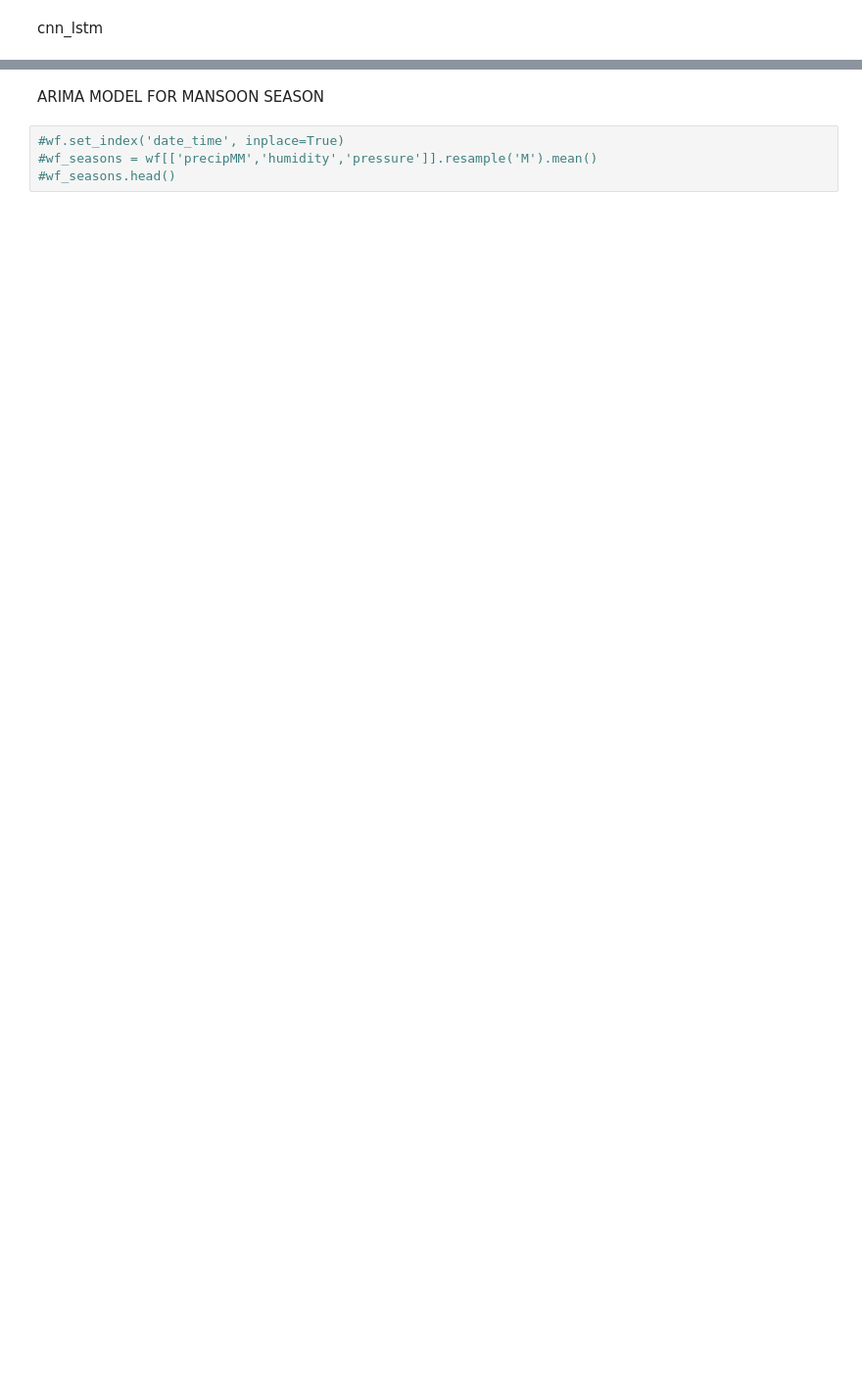
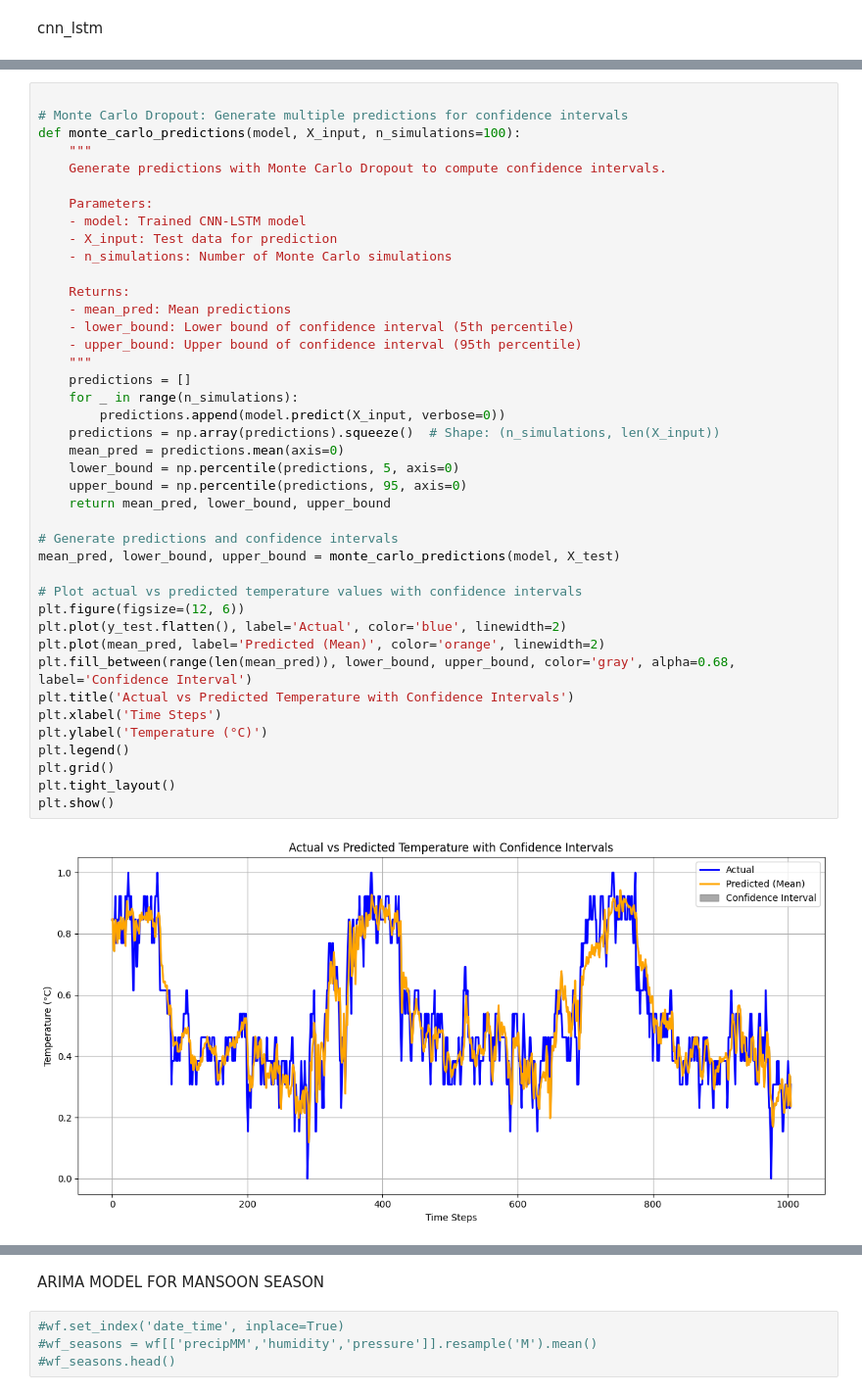
Before and after one commit to Bharathkumar1404/data-science-final-project, a Jupyter notebook: project.ipynb, the cells around one changed output, grey strips where cells are left out. Shown at 98% size. Drawn from its saved outputs; the diff is of its cells as text; blank space fills up the shorter version.

```diff
--- a/project.ipynb
+++ b/project.ipynb
@@ -944,0 +986,43 @@ plt.show()
+# %%
+
+# Monte Carlo Dropout: Generate multiple predictions for confidence intervals
+def monte_carlo_predictions(model, X_input, n_simulations=100):
+    """
+    Generate predictions with Monte Carlo Dropout to compute confidence intervals.
+
+    Parameters:
+    - model: Trained CNN-LSTM model
+    - X_input: Test data for prediction
+    - n_simulations: Number of Monte Carlo simulations
+
+    Returns:
+    - mean_pred: Mean predictions
+    - lower_bound: Lower bound of confidence interval (5th percentile)
+    - upper_bound: Upper bound of confidence interval (95th percentile)
+    """
+    predictions = []
+    for _ in range(n_simulations):
+        predictions.append(model.predict(X_input, verbose=0))
+    predictions = np.array(predictions).squeeze()  # Shape: (n_simulations, len(X_input))
+    mean_pred = predictions.mean(axis=0)
+    lower_bound = np.percentile(predictions, 5, axis=0)
+    upper_bound = np.percentile(predictions, 95, axis=0)
+    return mean_pred, lower_bound, upper_bound
+
+# Generate predictions and confidence intervals
+mean_pred, lower_bound, upper_bound = monte_carlo_predictions(model, X_test)
+
+# Plot actual vs predicted temperature values with confidence intervals
+plt.figure(figsize=(12, 6))
+plt.plot(y_test.flatten(), label='Actual', color='blue', linewidth=2)
+plt.plot(mean_pred, label='Predicted (Mean)', color='orange', linewidth=2)
+plt.fill_between(range(len(mean_pred)), lower_bound, upper_bound, color='gray', alpha=0.68, label='Confidence Interval')
+plt.title('Actual vs Predicted Temperature with Confidence Intervals')
+plt.xlabel('Time Steps')
+plt.ylabel('Temperature (°C)')
+plt.legend()
+plt.grid()
+plt.tight_layout()
+plt.show()
+# %% [output]
+[figure, added]
```
Also changed, not shown: parts of 71 cells of this notebook.
